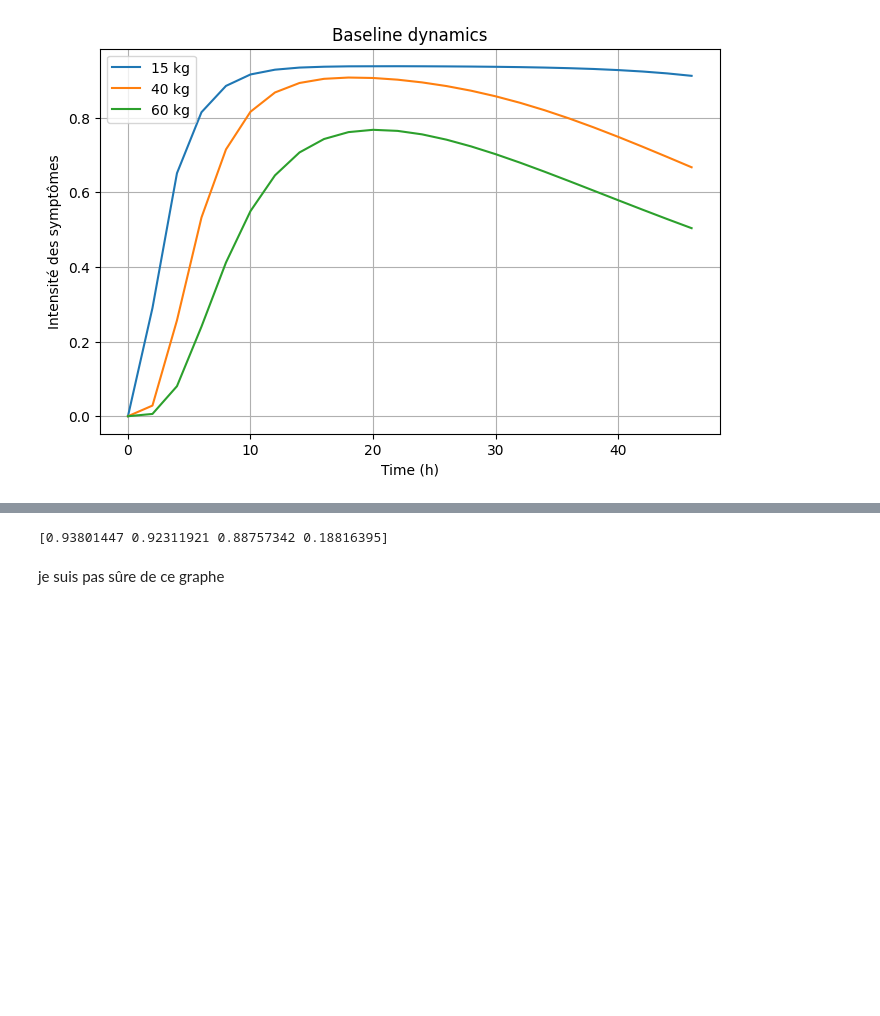
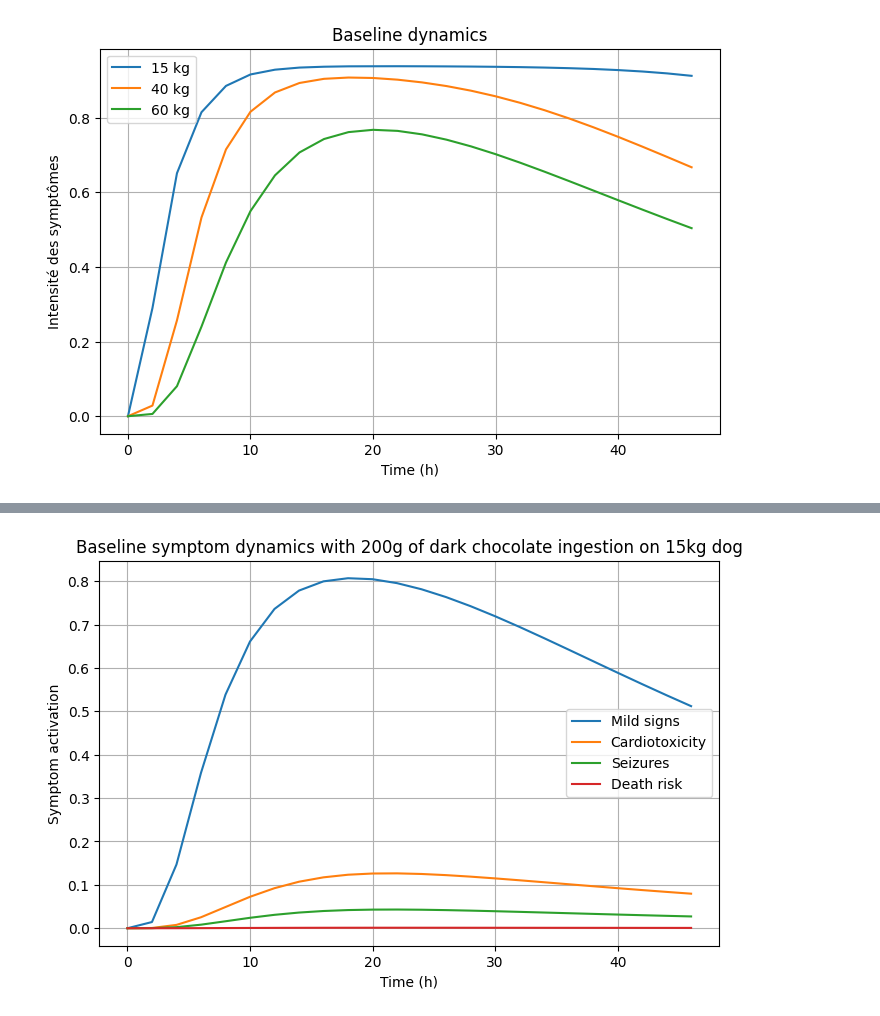
Before and after one commit to Rem1803/Projet_Chien_Chocolat, a Jupyter notebook: capucine.ipynb, the cells around one changed output, grey strips where cells are left out. Drawn from its saved outputs; the diff is of its cells as text; code cells hidden in the pictures; blank space fills up the shorter version.

```diff
--- a/capucine.ipynb
+++ b/capucine.ipynb
@@ -382,7 +382,18 @@ plt.show()
 # %%
-Smax = np.max(sol.y[2:6], axis=1)
-print(Smax)
+sol = run_sim(50, c_type[2], 15)
+
+plt.figure(figsize=(8,5))
+
+plt.plot(sol.t, sol.y[2], label='Mild signs')
+plt.plot(sol.t, sol.y[3], label='Cardiotoxicity')
+plt.plot(sol.t, sol.y[4], label='Seizures')
+plt.plot(sol.t, sol.y[5], label='Death risk')
+
+plt.xlabel('Time (h)')
+plt.ylabel('Symptom activation')
+plt.title('Baseline symptom dynamics with 200g of dark chocolate ingestion on 15kg dog')
+plt.legend()
+plt.grid()
+plt.show()
 # %% [output]
-[0.93801447 0.92311921 0.88757342 0.18816395]
+[figure, added]
-# %% [markdown]
-je suis pas sûre de ce graphe
```
Also changed, not shown: parts of 2 cells of this notebook, 6 other files.
